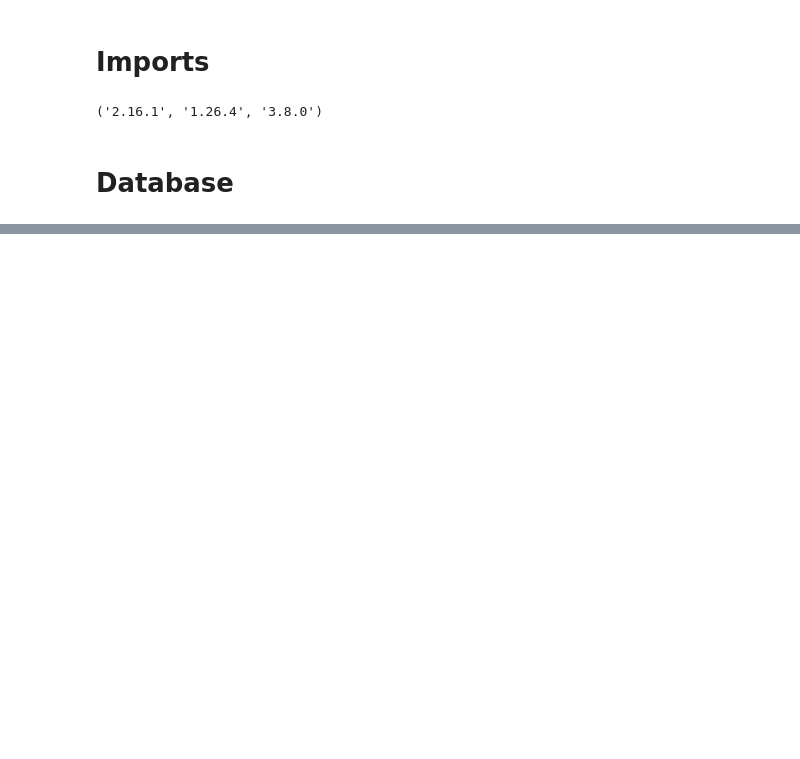
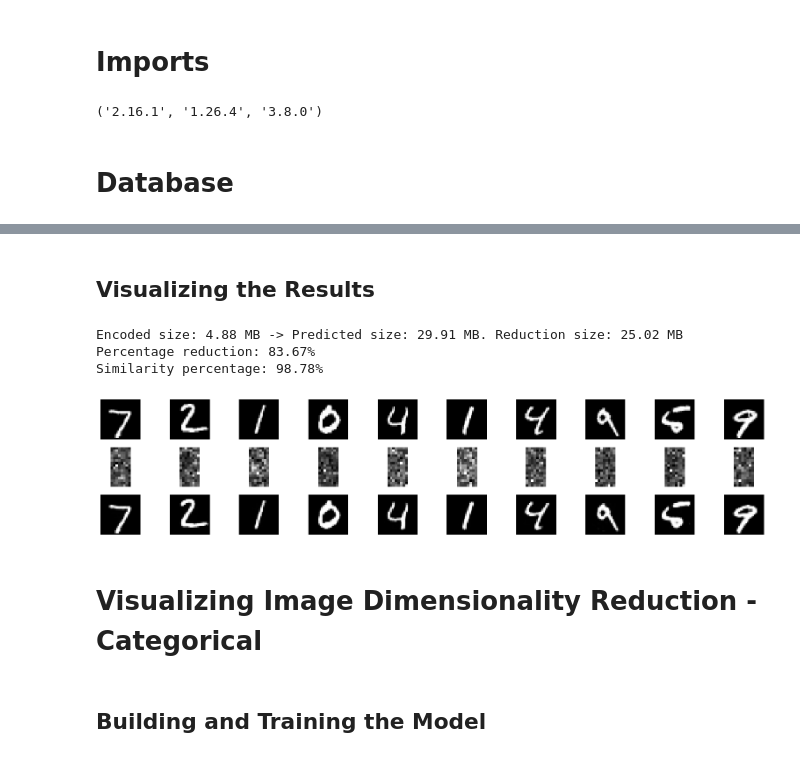
Before and after one commit to KauaHenSilva/python_image_dimensionality_reduction, a Jupyter notebook: main.ipynb, the cells around one changed output, grey strips where cells are left out. Drawn from its saved outputs; the diff is of its cells as text; code cells hidden in the pictures; blank space fills up the shorter version.

```diff
--- a/main.ipynb
+++ b/main.ipynb
@@ -162,0 +91,14 @@ plt.show()
+# %%
+autoencoder_falleng = Sequential()
+autoencoder_falleng.add(Input(shape=(x_train_flatten.shape[1],)))
+autoencoder_falleng.add(Dense(128, activation='relu'))
+autoencoder_falleng.add(Dense(x_train_flatten.shape[1], activation='sigmoid'))
+autoencoder_falleng.compile(optimizer='adam', loss='binary_crossentropy', metrics=['accuracy'])
+# %%
+csv_logger_autoencor_falleng = CSVLogger('csv_logger_autoencor_falleng.csv', append=False)
+autoencoder_falleng.fit(x_train_flatten, x_train_flatten, epochs=50, batch_size=256, verbose=0, callbacks=[csv_logger_autoencor_falleng]);
+# %%
+img_flatten = Input(shape=(x_train_flatten.shape[1],))
+img_encoded_flatten = Input(shape=(128,))
+encoder_flatting = Model(img_flatten, autoencoder_falleng.layers[0](img_flatten))
+decoder_flatting = Model(img_encoded_flatten, autoencoder_falleng.layers[-1](img_encoded_flatten))
@@ -162,0 +107,4 @@ plt.show()
+# %%
+imgs_encoded_flatting = encoder_flatting.predict(x_test_flatten)
+imgs_decoded_flatting = decoder_flatting.predict(imgs_encoded_flatting)
+imgs_encoded_flatting.shape, imgs_decoded_flatting.shape
@@ -162,0 +115,45 @@ plt.show()
+# %% [markdown]
+## Visualizing the Results
+# %%
+size_encoded = imgs_encoded_flatting.__sizeof__()
+size_pred = imgs_decoded_flatting.__sizeof__()
+size_encoded_mb = size_encoded / 1024 / 1024
+size_pred_mb = size_pred / 1024 / 1024
+reduction_size = abs(size_encoded_mb - size_pred_mb)
+reduction_rate = size_pred_mb / size_encoded_mb
+percentage_reduction = (1 - (size_encoded_mb / size_pred_mb)) * 100
+mean_diff = np.mean(np.abs(x_test_flatten - imgs_decoded_flatting))
+similarity_percentage = (1 - mean_diff) * 100
+
+print(f"Encoded size: {size_encoded_mb:.2f} MB -> Predicted size: {size_pred_mb:.2f} MB. Reduction size: {reduction_size:.2f} MB")
+print(f"Percentage reduction: {percentage_reduction:.2f}%")
+print(f"Similarity percentage: {similarity_percentage:.2f}%")
+
+QTD_IMGS = 10
+plt.figure(figsize=(20, 4))
+for i in range(QTD_IMGS):
+  # Original images
+  plt.subplot(3, QTD_IMGS, i + 1)
+  plt.imshow(x_test[i], cmap='gray')
+  plt.axis('off')
+
+  # Encoded images
+  plt.subplot(3, QTD_IMGS, i + QTD_IMGS + 1)
+  plt.imshow(imgs_encoded_flatting[i].reshape(16, 8), cmap='gray')
+  plt.axis('off')
+
+  # Reconstructed images
+  plt.subplot(3, QTD_IMGS, i + 2 * QTD_IMGS + 1)
+  plt.imshow(imgs_decoded_flatting[i].reshape(28, 28), cmap='gray')
+  plt.axis('off')
+
+plt.show()
+# %% [output]
+Encoded size: 4.88 MB -> Predicted size: 29.91 MB. Reduction size: 25.02 MB
+Percentage reduction: 83.67%
+Similarity percentage: 98.78%
+[figure, added]
+# %% [markdown]
+# Visualizing Image Dimensionality Reduction - Categorical
+# %% [markdown]
+## Building and Training the Model
```
Also changed, not shown: parts of 38 cells of this notebook, 2 other files.
